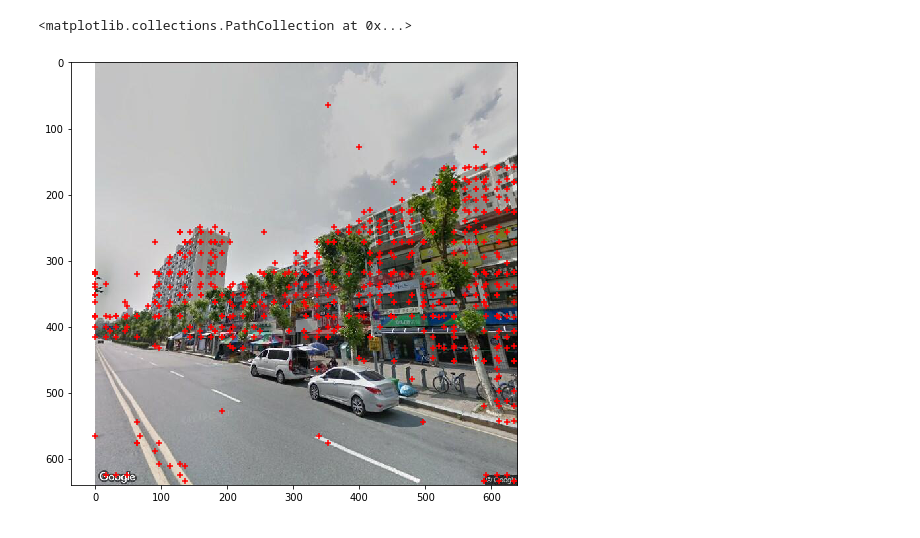
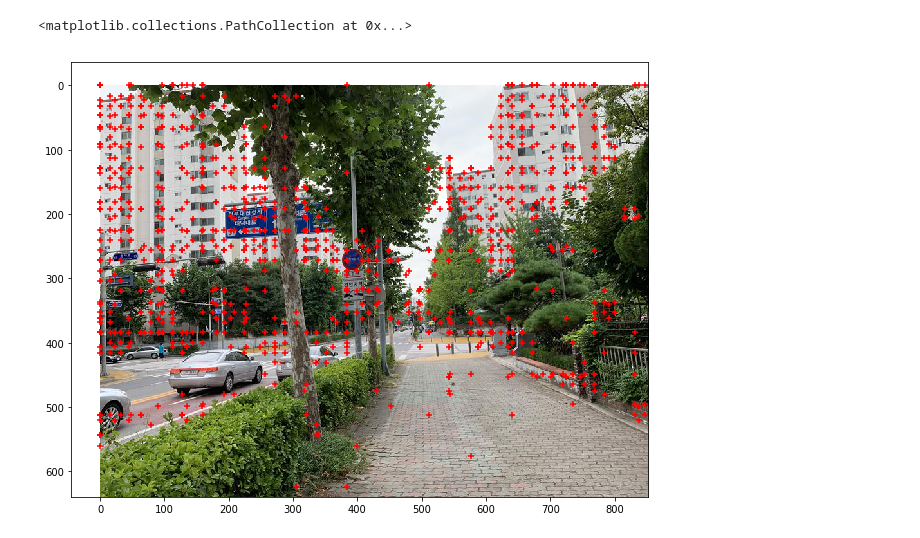
Before and after one commit to canhld94/master-thesis, a Jupyter notebook: dev/play_ground.ipynb, the cells around one changed output. Cells and saved outputs as stored; diff of their text form; code cells hidden in the pictures.

```diff
--- a/dev/play_ground.ipynb
+++ b/dev/play_ground.ipynb
@@ -3,4 +3,5 @@ import ImageRepresentation
 from delf import feature_io
 import numpy as np
 import os
-saved_model = "/home/canhld/workplace/Daejeon_street_view/datasets/codebook/delf_50k_model_epoc_1.pkl"
+saved_model = "/mnt/datasets/codebook/delf_256_model.pkl"
+import matplotlib.pyplot as plt
@@ -12,12 +24,12 @@ print(ir.codebook.cluster_centers_.shape)
 # %%
-imgs = ["/home/canhld/workplace/Daejeon_street_view/datasets/daejeon_sv_v1_delf/64_gsv_2.delf",
-        "/home/canhld/workplace/Daejeon_street_view/datasets/daejeon_sv_v1_delf/1009_gsv_2.delf",
-        "/home/canhld/workplace/Daejeon_street_view/datasets/daejeon_sv_v1_delf/67_gsv_2.delf"]
+imgs = ["/home/canhld/workplace/Daejeon_street_view/datasets/daejeon_sv_v1_query_delf/IMG_0398.delf",
+        "/home/canhld/workplace/Daejeon_street_view/datasets/daejeon_sv_v1_delf/1279_gsv_0.delf",
+        "/home/canhld/workplace/Daejeon_street_view/datasets/daejeon_sv_v1_delf/2664_gsv_7.delf"]
 # %%
 features = []
 for img in imgs:
     _, _, image_features, _, _ = feature_io.ReadFromFile(img)
 #     image_features = np.float32(image_rsift[:, 2:])
-    vector = ir.BoWEncode(image_features)
+    vector = ir.VLADEncode(image_features)
     features.append(vector)
 # %% [output]
@@ -49,11 +113,12 @@ from matplotlib import image as img
 # %%
-plt.figure(figsize=(8,8))
+loc,_,des,_,_ = feature_io.ReadFromFile('/home/canhld/workplace/Daejeon_street_view/datasets/daejeon_sv_v1_query_delf/IMG_0407.delf')
+plt.figure(figsize=(20,8))
 y = loc[:,0]
 x = loc[:,1]
-im = img.imread("datasets/daejeon_sv_v1/3166_gsv_7.jpg")
+im = img.imread("/home/canhld/workplace/Daejeon_street_view/datasets/daejeon_sv_v1_query_full/IMG_0407.jpg")
 plt.imshow(im)
 plt.scatter(x, y,color='red', marker='+')
 # %% [output]
 <matplotlib.collections.PathCollection at 0x...>
-[figure, old version]
+[figure, new version]
 # %%
```
Also changed, not shown: parts of 11 cells of this notebook, 5 other files.
